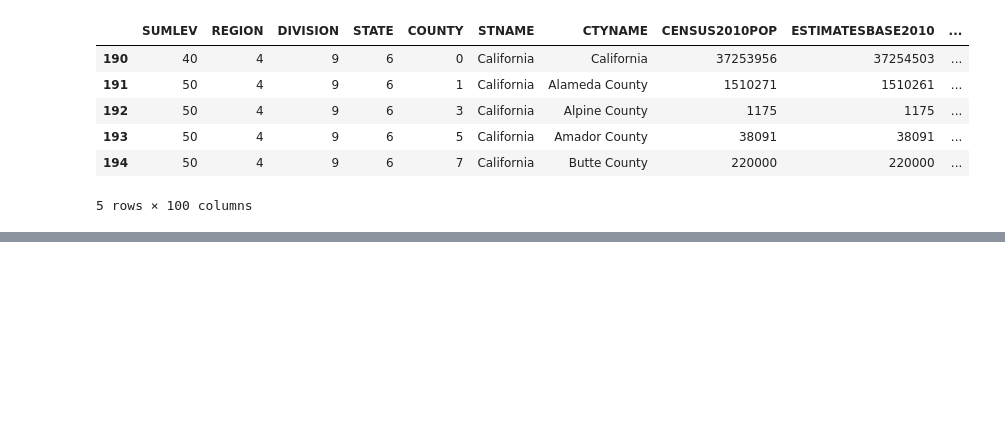
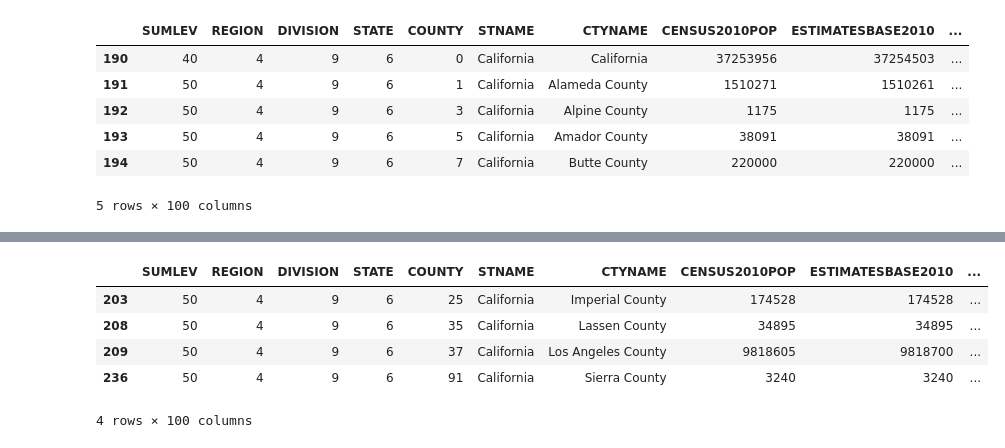
Before and after one commit to bayeshack2016/sysj, a Jupyter notebook: data/US Pop Data.ipynb, the cells around one changed output, grey strips where cells are left out. Cells and saved outputs as stored; diff of their text form; code cells hidden in the pictures; blank space fills up the shorter version.

```diff
--- a/data/US Pop Data.ipynb
+++ b/data/US Pop Data.ipynb
@@ -1,7 +1,7 @@
 # %%
 import pandas as pd
 # %%
-df = pd.read_csv('us_counties_pop_april2010_july2015.csv')
+df = pd.read_csv('us_counties_pop_april2010_july2015.csv', encoding='UTF-8')
 df.head()
 # %% [output]
 |  | SUMLEV | REGION | DIVISION | STATE | COUNTY | STNAME | CTYNAME | CENSUS2010POP | ESTIMATESBASE2010 | ... |
@@ -51,3 +51,7 @@ ca.head()
 | 193 | 50 | 4 | 9 | 6 | 5 | California | Amador County | 38091 | 38091 | ... |
 | 194 | 50 | 4 | 9 | 6 | 7 | California | Butte County | 220000 | 220000 | ... |
 5 rows × 100 columns
+# %%
+ca_counties = ca[ca.SUMLEV == 50]
+print len(ca)
+print len(ca_counties)
@@ -53,0 +160,12 @@ ca.head()
+# %%
+# Plot those counties
+ca_list = ["Los Angeles County", "Lassen County", "Imperial County", "Sierra County"]
+ca_counties_subset = ca_counties[ca_counties.CTYNAME.isin(ca_list)]
+ca_counties_subset.head()
+# %% [output]
+|  | SUMLEV | REGION | DIVISION | STATE | COUNTY | STNAME | CTYNAME | CENSUS2010POP | ESTIMATESBASE2010 | ... |
+| 203 | 50 | 4 | 9 | 6 | 25 | California | Imperial County | 174528 | 174528 | ... |
+| 208 | 50 | 4 | 9 | 6 | 35 | California | Lassen County | 34895 | 34895 | ... |
+| 209 | 50 | 4 | 9 | 6 | 37 | California | Los Angeles County | 9818605 | 9818700 | ... |
+| 236 | 50 | 4 | 9 | 6 | 91 | California | Sierra County | 3240 | 3240 | ... |
+4 rows × 100 columns
```
Also changed, not shown: parts of 7 cells of this notebook, 3 other files.
